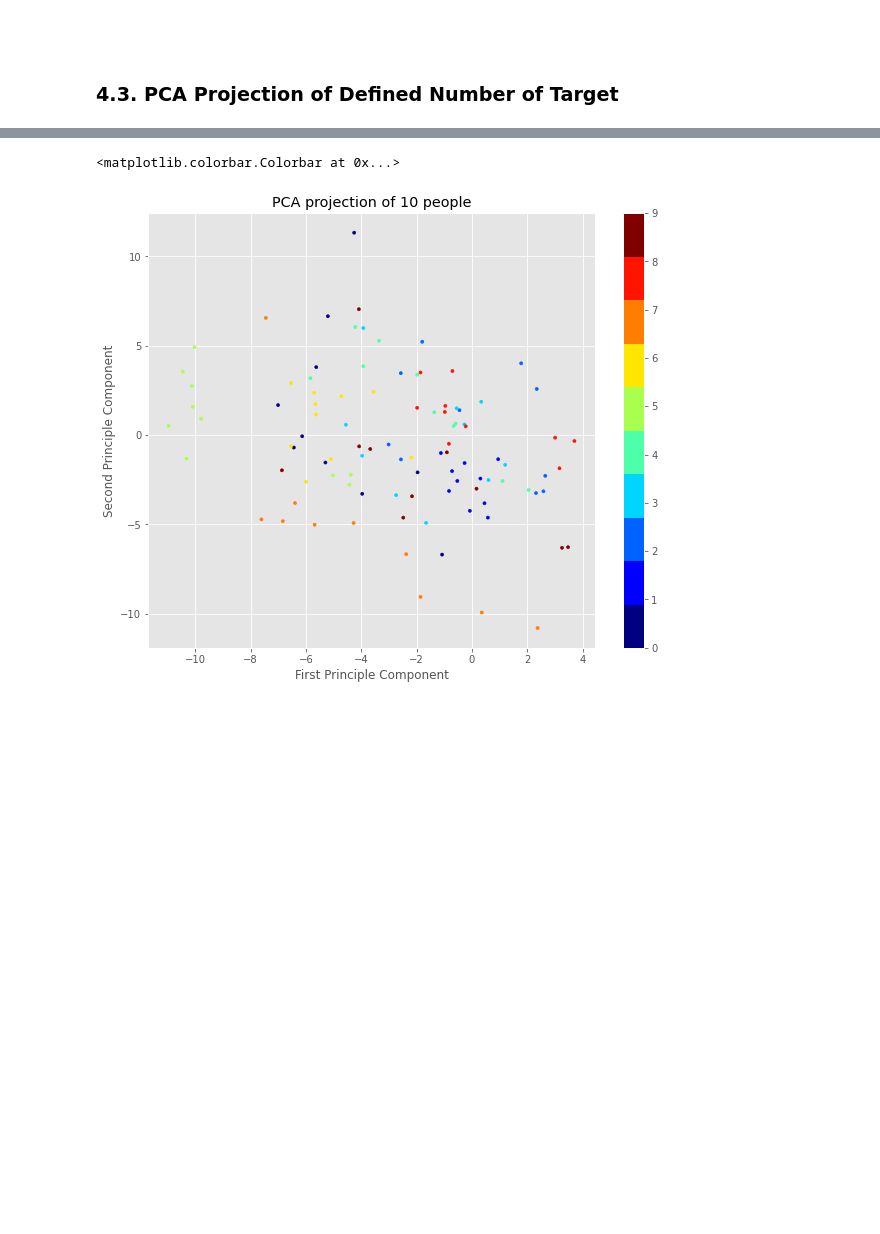
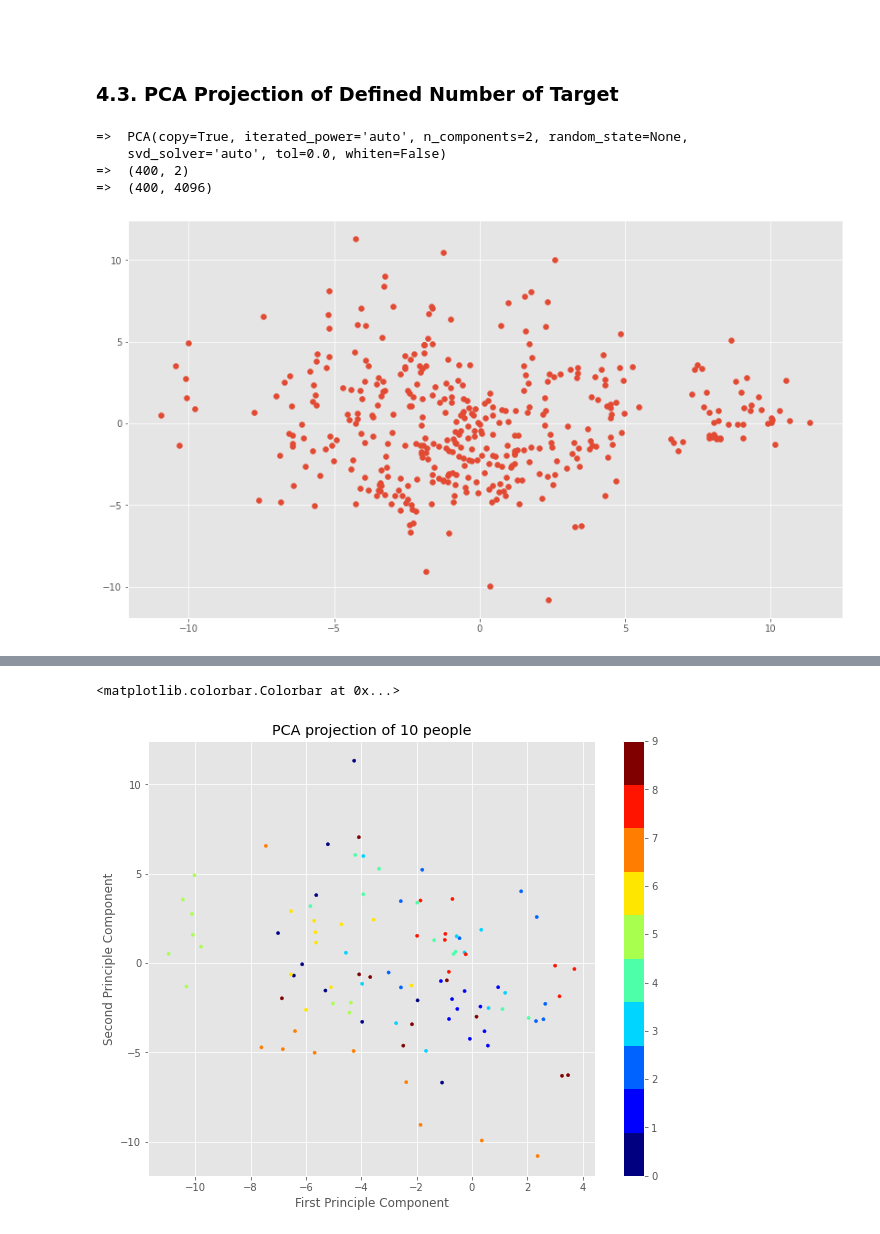
Before and after one commit to essanhaji/face_recognition_pca, a Jupyter notebook: main.ipynb, the cells around one changed output, grey strips where cells are left out. Drawn from its saved outputs; the diff is of its cells as text; code cells hidden in the pictures; blank space fills up the shorter version.

```diff
--- a/main.ipynb
+++ b/main.ipynb
@@ -219,5 +219,19 @@ Then, when the algorithm is orthogonal (at right angle), it finds the direction
 ### 4.3. PCA Projection of Defined Number of Target
 # %%
 pca=PCA(n_components=2)
+print("=> ", pca)
 pca.fit(X)
 X_pca=pca.transform(X)
+print("=> ", X_pca.shape)
+print("=> ", X.shape)
+# %% [output]
+=>  PCA(copy=True, iterated_power='auto', n_components=2, random_state=None,
+    svd_solver='auto', tol=0.0, whiten=False)
+=>  (400, 2)
+=>  (400, 4096)
+# %%
+fig, axes = plt.subplots(figsize=(14 ,8))
+plt.scatter(x=X_pca[0:, 0], y=X_pca[0:, 1])
+plt.show()
+# %% [output]
+[figure, added]
```
Also changed, not shown: parts of 1 cell of this notebook.
